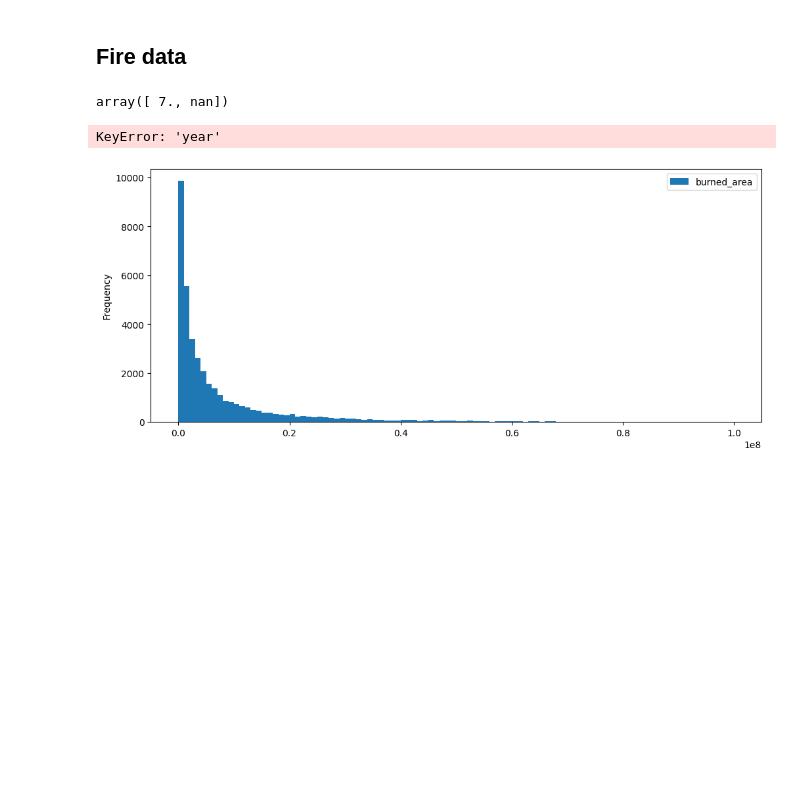
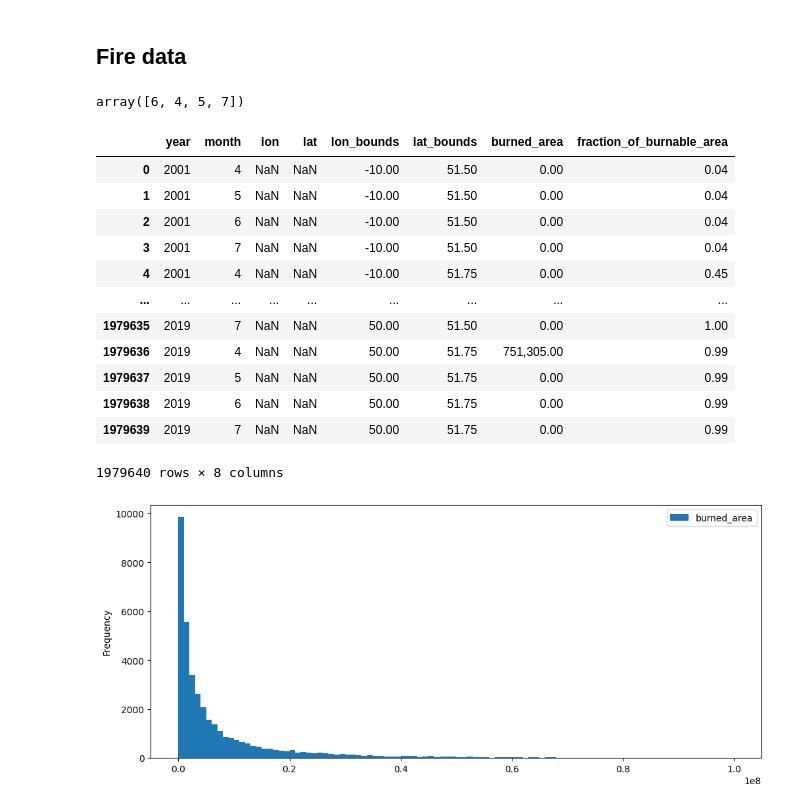
Before and after one commit to TomasDemeter/FireProject, a Jupyter notebook: notebooks/arnaud_data_merging.ipynb, the cells around one changed output. Saved outputs shown, nothing was run; the diff lists cells and outputs as text; code cells hidden in the pictures; blank space fills up the shorter version.

```diff
--- a/notebooks/arnaud_data_merging.ipynb
+++ b/notebooks/arnaud_data_merging.ipynb
@@ -13,21 +13,33 @@ pd.options.display.float_format = "{:,.2f}".format
 # %% [markdown]
 ## Fire data
 # %%
-file_path = '../data/fire.csv'
-fire_df = pd.read_csv(file_path, header=1, low_memory=False)
+file_path = '../data/fire2.csv'
+fire_df = pd.read_csv(file_path, header=0, low_memory=False)
 fire_df['month'].unique()
 # %% [output]
-array([ 7., nan])
+array([6, 4, 5, 7])
 # %%
-file_path = '../data/fire.csv'
+file_path = '../data/fire2.csv'
 fire_df = pd.read_csv(file_path)
-fire_df = fire_df.sort_values(['year','lon_bounds','lat_bounds'])
+fire_df = fire_df.sort_values(['year','lon_bounds','lat_bounds','month'])
 fire_df = fire_df.reset_index()
-fire_df = fire_df.drop(['index', 'month'], axis=1)
-fire_df = fire_df.reindex(columns=['year', 'lon', 'lat', 'lon_bounds', 'lat_bounds', 'burned_area', 'fraction_of_burnable_area'])
+fire_df = fire_df.drop(['index'], axis=1)
+fire_df = fire_df.reindex(columns=['year', 'month', 'lon', 'lat', 'lon_bounds', 'lat_bounds', 'burned_area', 'fraction_of_burnable_area'])
 fire_df
 # %% [output]
+|  | year | month | lon | lat | lon_bounds | lat_bounds | burned_area | fraction_of_burnable_area |
+| 0 | 2001 | 4 | NaN | NaN | -10.00 | 51.50 | 0.00 | 0.04 |
+| 1 | 2001 | 5 | NaN | NaN | -10.00 | 51.50 | 0.00 | 0.04 |
+| 2 | 2001 | 6 | NaN | NaN | -10.00 | 51.50 | 0.00 | 0.04 |
+| 3 | 2001 | 7 | NaN | NaN | -10.00 | 51.50 | 0.00 | 0.04 |
+| 4 | 2001 | 4 | NaN | NaN | -10.00 | 51.75 | 0.00 | 0.45 |
+| ... | ... | ... | ... | ... | ... | ... | ... | ... |
+| 1979635 | 2019 | 7 | NaN | NaN | 50.00 | 51.50 | 0.00 | 1.00 |
+| 1979636 | 2019 | 4 | NaN | NaN | 50.00 | 51.75 | 751,305.00 | 0.99 |
+| 1979637 | 2019 | 5 | NaN | NaN | 50.00 | 51.75 | 0.00 | 0.99 |
+| 1979638 | 2019 | 6 | NaN | NaN | 50.00 | 51.75 | 0.00 | 0.99 |
+| 1979639 | 2019 | 7 | NaN | NaN | 50.00 | 51.75 | 0.00 | 0.99 |
-KeyError: 'year'
+1979640 rows × 8 columns
 # %%
 fire_df[fire_df['burned_area']<=1*10**8].plot.hist(column=["burned_area"], bins=100, figsize=(12, 5));
 # %% [output]
```
Also changed, not shown: 2 other files.
